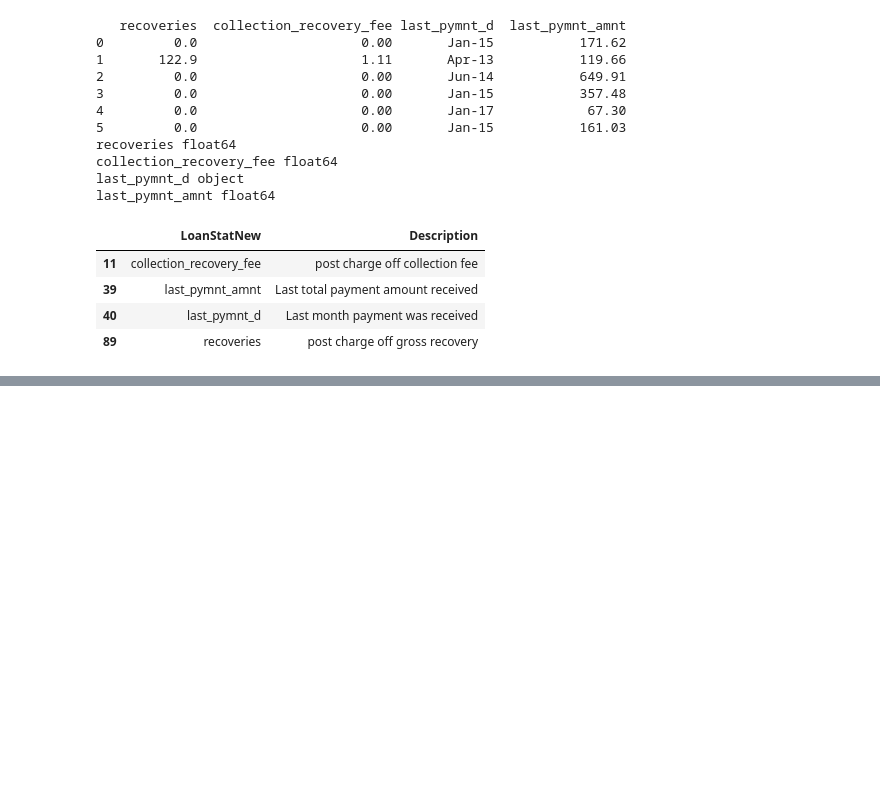
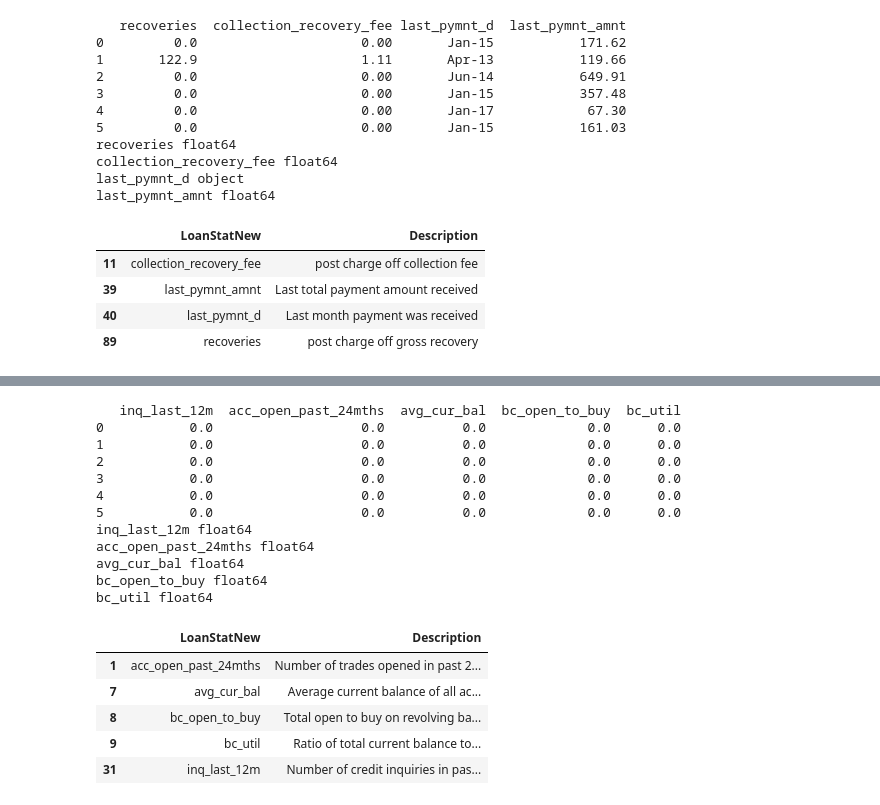
Before and after one commit to anilrajgr/udacity-machine-learning, a Jupyter notebook: projects/capstone/csv2dataframe.ipynb, the cells around one changed output, grey strips where cells are left out. Cells and saved outputs as stored; diff of their text form; code cells hidden in the pictures; blank space fills up the shorter version.

```diff
--- a/projects/capstone/csv2dataframe.ipynb
+++ b/projects/capstone/csv2dataframe.ipynb
@@ -961,0 +1244,9 @@ array(['Jan-\x01', 'Apr-\x01', 'Jun-\x01', 'May-\x01', 'Nov-\x01',
+# %%
+# Converting tot_cur_bal to int as it won't do any harm
+loan_data[['tot_cur_bal']] = loan_data[['tot_cur_bal']].astype(int)
+# %%
+# Coverting all the others also to int
+loan_data[['open_acc_6m']] = loan_data[['open_acc_6m']].astype(int)
+loan_data[['open_act_il']] = loan_data[['open_act_il']].astype(int)
+loan_data[['open_il_12m']] = loan_data[['open_il_12m']].astype(int)
+loan_data[['open_il_24m']] = loan_data[['open_il_24m']].astype(int)
@@ -961,0 +1269,6 @@ array(['Jan-\x01', 'Apr-\x01', 'Jun-\x01', 'May-\x01', 'Nov-\x01',
+# %%
+# Moving to next 4 columns
+print(loan_data.iloc[:6,59:64])
+for y in loan_data.columns[59:64]:
+  print(y, loan_data[y].dtype)
+loan_dict.loc[loan_dict['LoanStatNew'].isin(list(loan_data.columns.values[59:64]))]
@@ -961,0 +1293,7 @@ array(['Jan-\x01', 'Apr-\x01', 'Jun-\x01', 'May-\x01', 'Nov-\x01',
+# %%
+# all of these should be int type
+loan_data[['max_bal_bc']] = loan_data[['max_bal_bc']].astype(int)
+loan_data[['all_util']] = loan_data[['all_util']].astype(int)
+loan_data[['total_rev_hi_lim']] = loan_data[['total_rev_hi_lim']].astype(int)
+loan_data[['inq_fi']] = loan_data[['inq_fi']].astype(int)
+loan_data[['total_cu_tl']] = loan_data[['total_cu_tl']].astype(int)
@@ -961,0 +1327,25 @@ array(['Jan-\x01', 'Apr-\x01', 'Jun-\x01', 'May-\x01', 'Nov-\x01',
+# %%
+# Moving to next 4 columns
+print(loan_data.iloc[:6,64:69])
+for y in loan_data.columns[64:69]:
+  print(y, loan_data[y].dtype)
+loan_dict.loc[loan_dict['LoanStatNew'].isin(list(loan_data.columns.values[64:69]))]
+# %% [output]
+   inq_last_12m  acc_open_past_24mths  avg_cur_bal  bc_open_to_buy  bc_util
+0           0.0                   0.0          0.0             0.0      0.0
+1           0.0                   0.0          0.0             0.0      0.0
+2           0.0                   0.0          0.0             0.0      0.0
+3           0.0                   0.0          0.0             0.0      0.0
+4           0.0                   0.0          0.0             0.0      0.0
+5           0.0                   0.0          0.0             0.0      0.0
+inq_last_12m float64
+acc_open_past_24mths float64
+avg_cur_bal float64
+bc_open_to_buy float64
+bc_util float64
+|  | LoanStatNew | Description |
+| 1 | acc_open_past_24mths | Number of trades opened in past 2... |
+| 7 | avg_cur_bal | Average current balance of all ac... |
+| 8 | bc_open_to_buy | Total open to buy on revolving ba... |
+| 9 | bc_util | Ratio of total current balance to... |
+| 31 | inq_last_12m | Number of credit inquiries in pas... |
```
Also changed, not shown: parts of 37 cells of this notebook.
